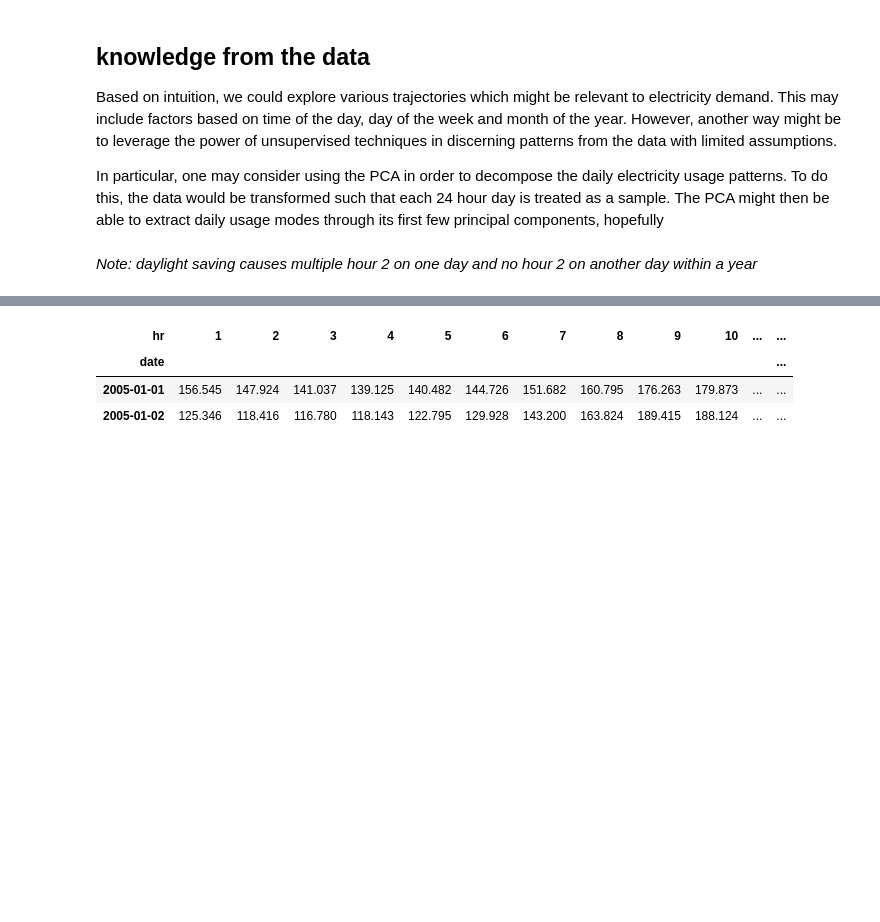
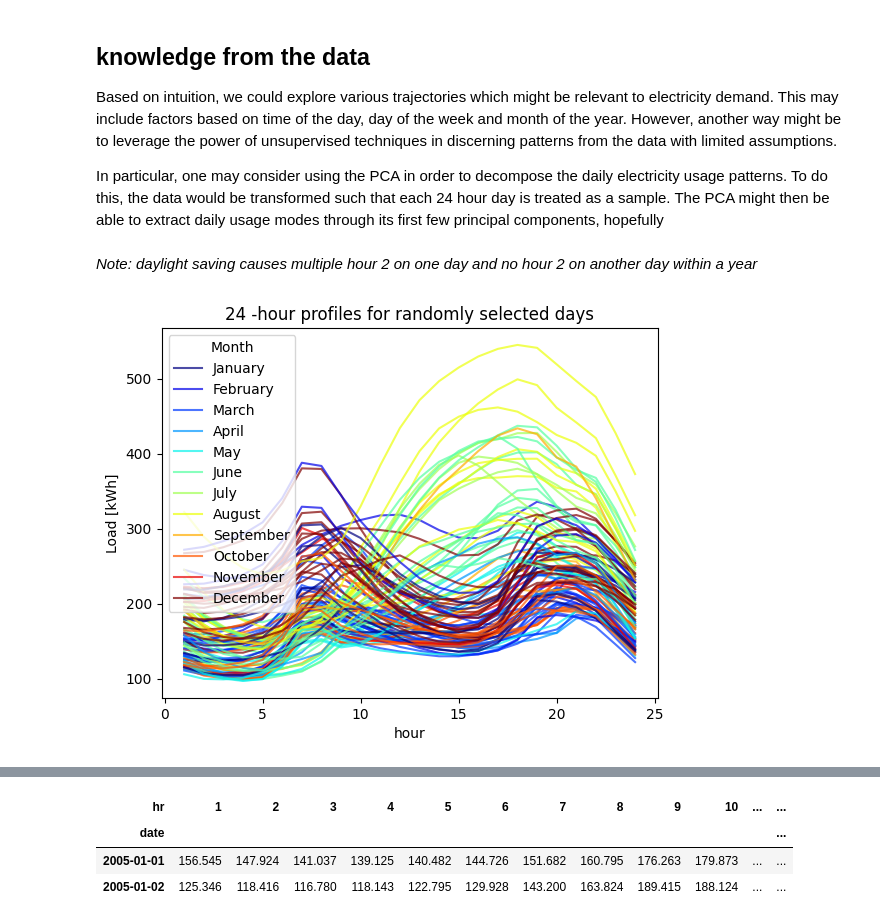
Before and after one commit to akin-aroge/electricity-demand-forecast, a Jupyter notebook: notebooks/01-data-exploration.ipynb, the cells around one changed output, grey strips where cells are left out. Drawn from its saved outputs; the diff is of its cells as text; code cells hidden in the pictures; blank space fills up the shorter version.

```diff
--- a/notebooks/01-data-exploration.ipynb
+++ b/notebooks/01-data-exploration.ipynb
@@ -16,7 +16,7 @@ The autoreload extension is already loaded. To reload it, use:
 # %% [markdown]
 # Read Data
 # %%
-
+proj_root = utils.get_proj_root()
 config = utils.get_config('config/config.ini')
 raw_load_data_path = utils.get_full_path(config['data_paths']['raw_load_data'])
 raw_temp_data_path = utils.get_full_path(config['data_paths']['raw_temp_data'])
@@ -111,3 +111,53 @@ Based on intuition, we could explore various trajectories which might be relevan
 In particular, one may consider using the PCA in order to decompose the daily electricity usage patterns. To do this, the data would be transformed such that each 24 hour day is treated as a sample. The PCA might then be able to extract daily usage modes through its first few principal components, hopefully
 # %% [markdown]
 *Note: daylight saving causes multiple hour 2 on one day and no hour 2 on another day within a year*
+# %%
+
+pivoted_load_data = raw_load_data.pivot_table(values='load', index='date', columns='hr')
+
+# plot 24 hour profiles
+n=100
+sample_idx = np.random.choice(np.arange(pivoted_load_data.shape[0]), size=n, replace=False)
+plot_data = pivoted_load_data.iloc[sample_idx, :]
+
+fig, ax = plt.subplots()
+import matplotlib
+cmap = matplotlib.colormaps['jet'].resampled(12)
+
+labels = []
+for i in range(plot_data.shape[0]):
+    load_vals = plot_data.iloc[i, :]
+    month_name = plot_data.index[i].month_name()
+    month = plot_data.index[i].month - 1
+
+
+    if month_name in labels:
+        label = None
+    else:
+        label = month_name
+    ax.plot(load_vals, c=cmap(month), alpha=0.7, label=label)
+    labels.append(month_name)
+
+ax.set_title('24 -hour profiles for randomly selected days')
+ax.set_xlabel('hour')
+ax.set_ylabel('Load [kWh]');
+ax.legend(title='Month');
+
+# Fix legend order
+handles, labels = ax.get_legend_handles_labels()
+
+
+months = ["January", "February", "March", "April", "May", "June",
+          "July", "August", "September", "October", "November", "December"]
+new_handles = []; new_labels = []
+for month in months:
+    month_idx = labels.index(month)
+    new_handles.append(handles[month_idx])
+    new_labels.append(labels[month_idx])
+
+ax.legend(new_handles, new_labels, title='Month');
+
+save_path = proj_root.joinpath('reports/daily_trend.png')
+fig.savefig(fname=save_path)
+# %% [output]
+[figure, added]
```
Also changed, not shown: parts of 11 cells of this notebook, 19 other files.
